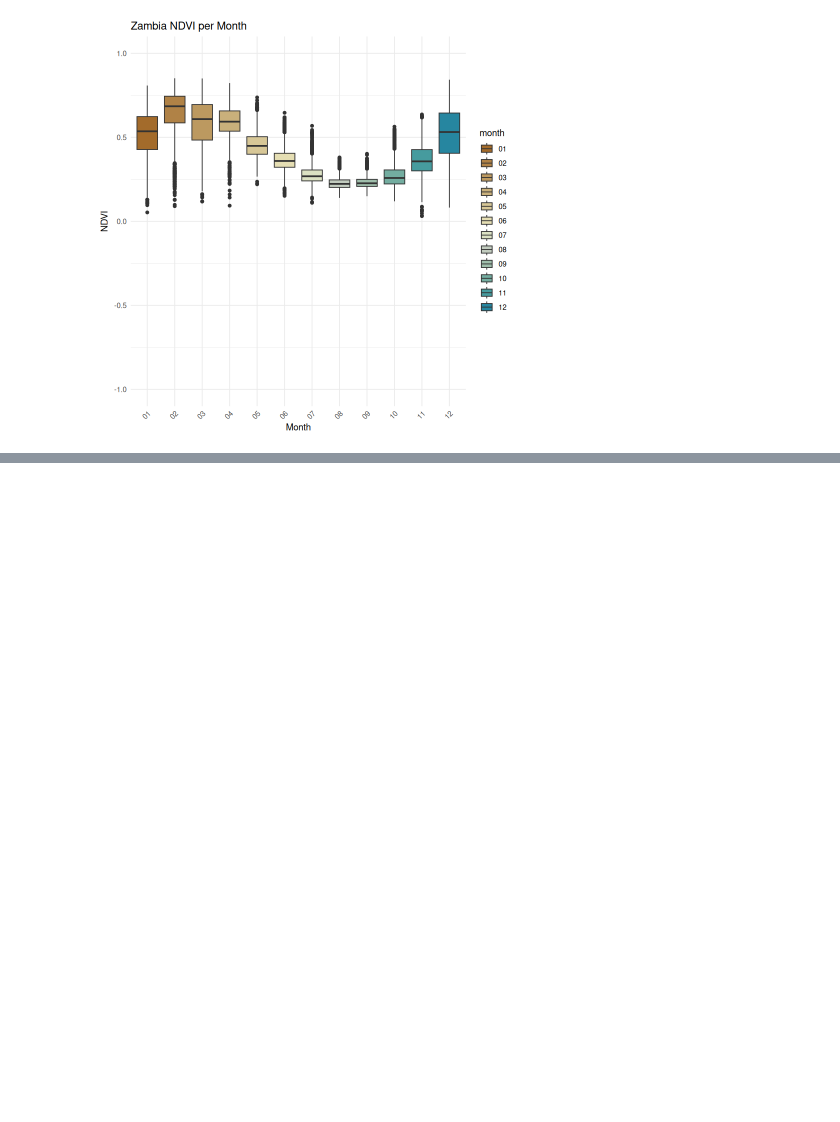
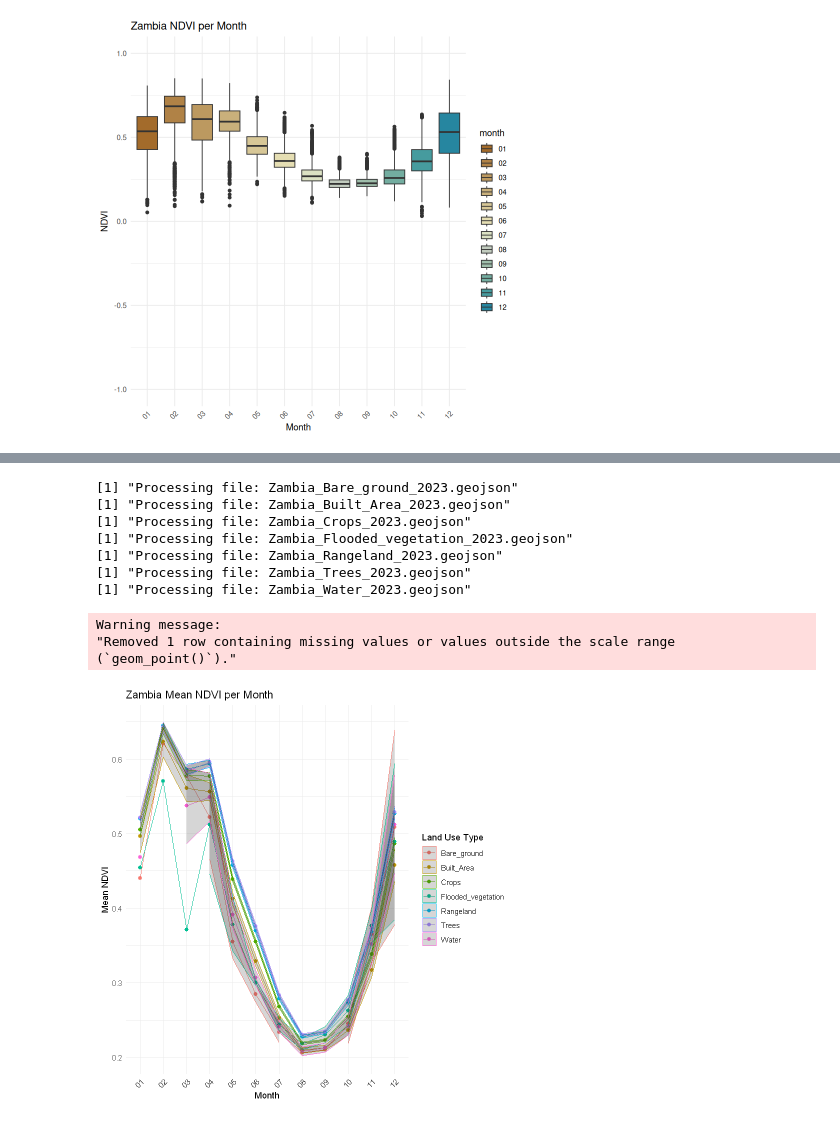
Before and after one commit to SensingClues/correlaid-environmental-time-series, a Jupyter notebook: notebooks/inspect_data_example.ipynb, the cells around one changed output, grey strips where cells are left out. Saved outputs shown, nothing was run; the diff lists cells and outputs as text; code cells hidden in the pictures; blank space fills up the shorter version.

```diff
--- a/notebooks/inspect_data_example.ipynb
+++ b/notebooks/inspect_data_example.ipynb
@@ -232,0 +440,16 @@ ggplot(ndvi_summary, aes(x = month, y = mean_val, group = 1)) +
+# %%
+# All available classes
+input_dir <- "../data/10m_lulc"
+process_ndvi(ndvi_msk, "Zambia", input_dir)
+# %% [output]
+[1] "Processing file: Zambia_Bare_ground_2023.geojson"
+[1] "Processing file: Zambia_Built_Area_2023.geojson"
+[1] "Processing file: Zambia_Crops_2023.geojson"
+[1] "Processing file: Zambia_Flooded_vegetation_2023.geojson"
+[1] "Processing file: Zambia_Rangeland_2023.geojson"
+[1] "Processing file: Zambia_Trees_2023.geojson"
+[1] "Processing file: Zambia_Water_2023.geojson"
+Warning message:
+"Removed 1 row containing missing values or values outside the scale range
+(`geom_point()`)."
+[figure, added]
```
Also changed, not shown: parts of 11 cells of this notebook, 1 other file.
